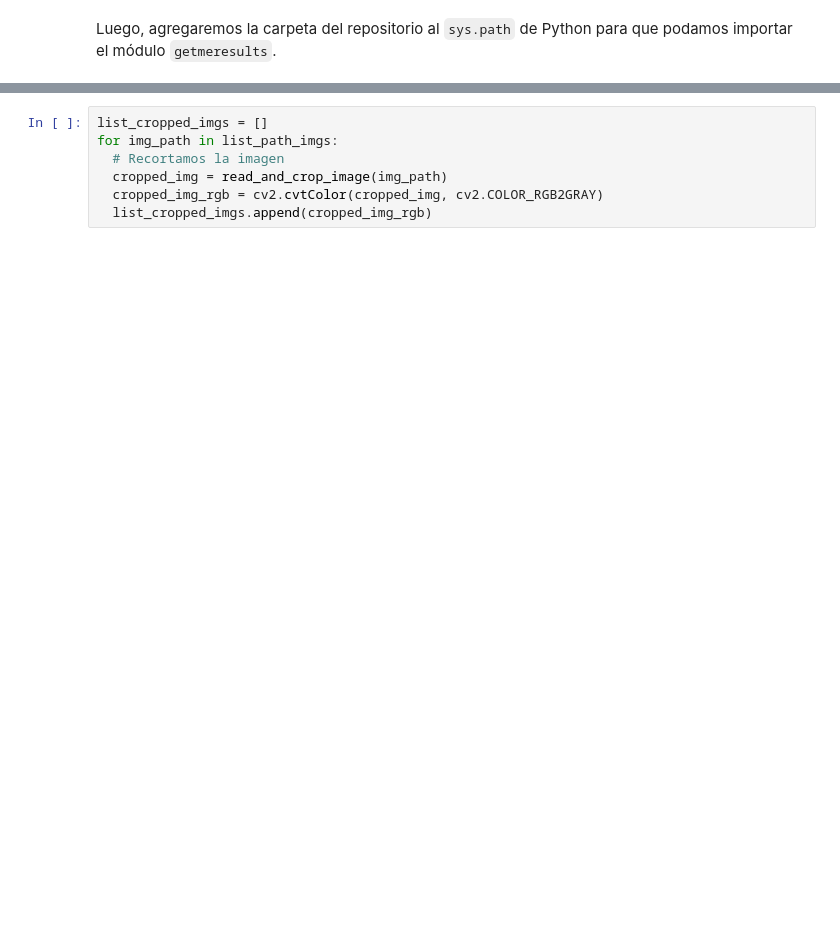
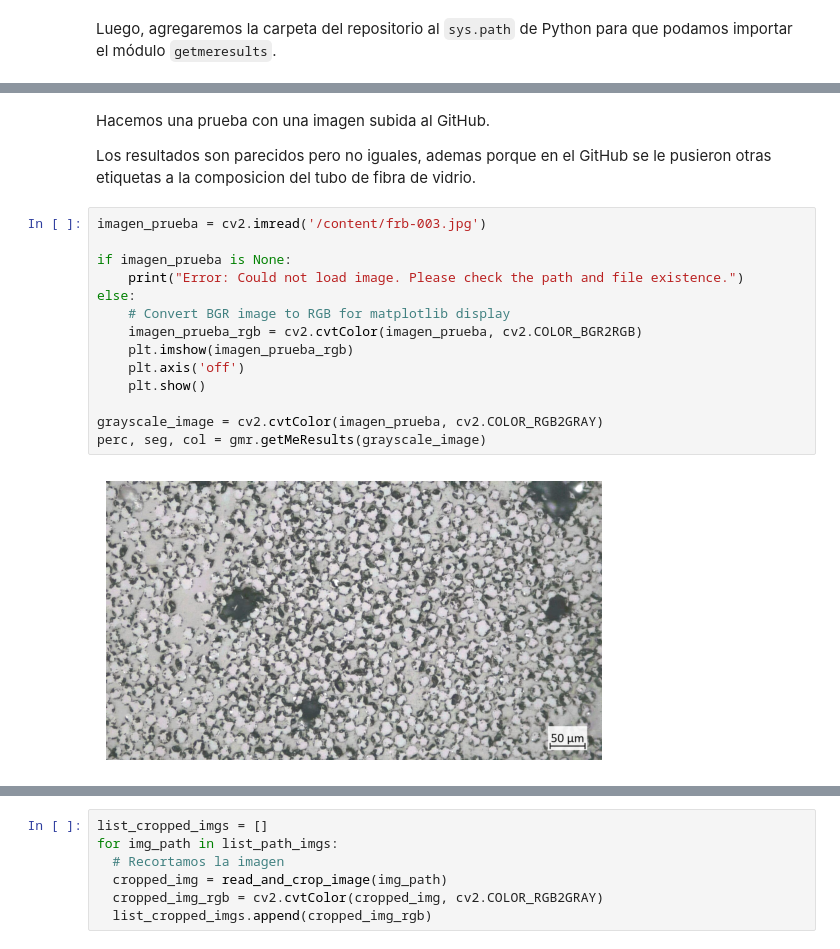
Before and after one commit to ichiP245/micrography-imgpro, a Jupyter notebook: Entrega01.ipynb, the cells around one changed output, grey strips where cells are left out. Saved outputs shown, nothing was run; the diff lists cells and outputs as text; blank space fills up the shorter version.

```diff
--- a/Entrega01.ipynb
+++ b/Entrega01.ipynb
@@ -22,0 +55,20 @@ import os
+# %% [markdown]
+Hacemos una prueba con una imagen subida al GitHub.
+
+Los resultados son parecidos pero no iguales, ademas porque en el GitHub se le pusieron otras etiquetas a la composicion del tubo de fibra de vidrio.
+# %%
+imagen_prueba = cv2.imread('/content/frb-003.jpg')
+
+if imagen_prueba is None:
+    print("Error: Could not load image. Please check the path and file existence.")
+else:
+    # Convert BGR image to RGB for matplotlib display
+    imagen_prueba_rgb = cv2.cvtColor(imagen_prueba, cv2.COLOR_BGR2RGB)
+    plt.imshow(imagen_prueba_rgb)
+    plt.axis('off')
+    plt.show()
+
+grayscale_image = cv2.cvtColor(imagen_prueba, cv2.COLOR_RGB2GRAY)
+perc, seg, col = gmr.getMeResults(grayscale_image)
+# %% [output]
+[figure, added]
```
Also changed, not shown: parts of 49 cells of this notebook.
